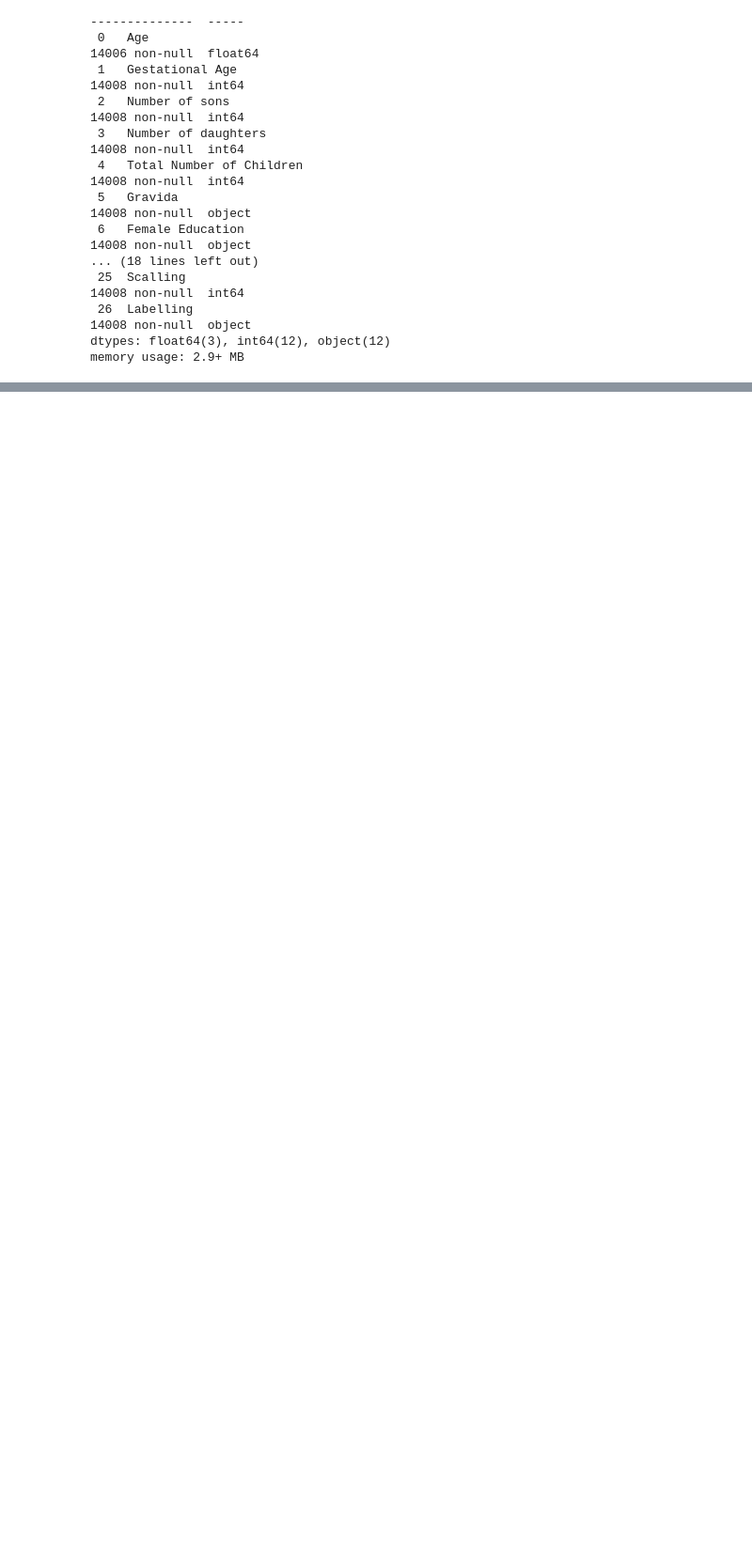
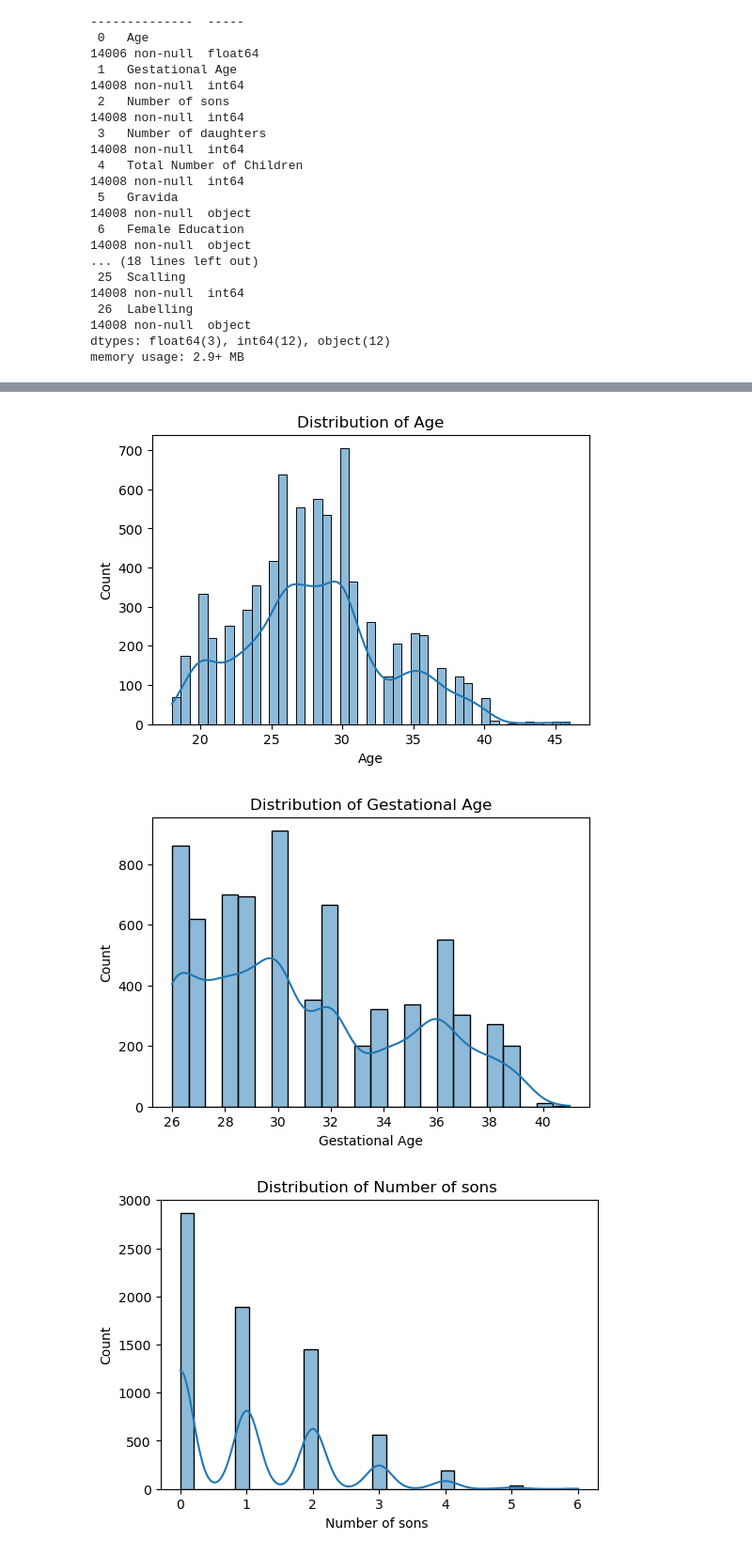
Before and after one commit to munircole/Predictive-Health-Monitoring-Model-for-Nursing-Mothers, a Jupyter notebook: postpartum-depression.ipynb, the cells around one changed output, grey strips where cells are left out. Shown at 94% size. Drawn from its saved outputs; the diff is of its cells as text; code cells hidden in the pictures; blank space fills up the shorter version.

```diff
--- a/postpartum-depression.ipynb
+++ b/postpartum-depression.ipynb
@@ -78,0 +176,5 @@ memory usage: 2.9+ MB
+# %%
+df["Current Appereance Acceptance"].unique()
+df["Current Appereance Acceptance"] = df["Current Appereance Acceptance"].str.replace(" ", "", regex=False)
+df["Current Appereance Acceptance"] = df["Current Appereance Acceptance"].str.replace("YY", "Yes", regex=False)
+df["Current Appereance Acceptance"].unique()
@@ -78,0 +183,3 @@ memory usage: 2.9+ MB
+# %%
+df["Previous Miscarriage"] = df["Previous Miscarriage"].str.replace(" ", "", regex=False)
+df["Previous Miscarriage"].unique()
@@ -78,0 +188,3 @@ memory usage: 2.9+ MB
+# %%
+df["Sufficient Money for Basic Needs"] = df["Sufficient Money for Basic Needs"].str.replace(" ", "", regex=False)
+df["Sufficient Money for Basic Needs"].unique()
@@ -78,0 +201,8 @@ memory usage: 2.9+ MB
+# %%
+num_cols = [
+    "Age",
+    "Gestational Age",
+    "Number of sons ",
+    "Number of daughters",
+    "Total Number of Children",
+]
@@ -78,0 +235,11 @@ memory usage: 2.9+ MB
+# %%
+#Distribution of all nurical clomns
+for col in num_cols:
+    plt.figure(figsize=(6,4))
+    sns.histplot(df[col], kde=True)
+    plt.title(f'Distribution of {col}')
+    plt.show()
+# %% [output]
+[figure, added]
+[figure, added]
+[figure, added]
```
Also changed, not shown: parts of 59 cells of this notebook, 2 other files.
